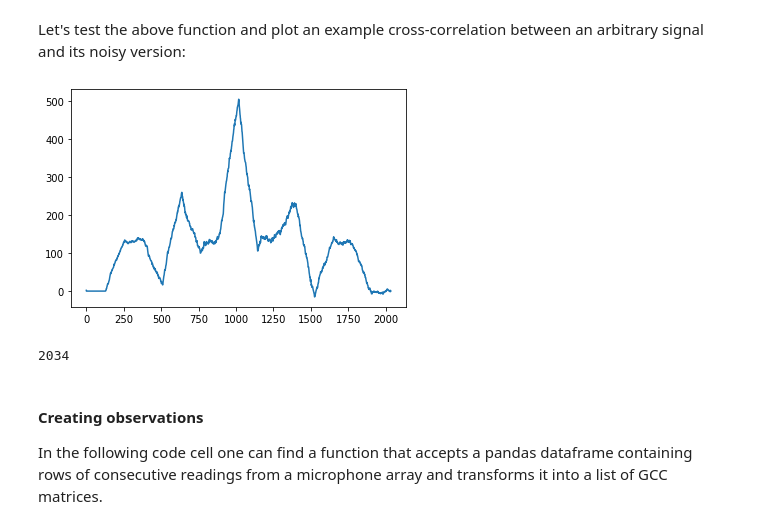
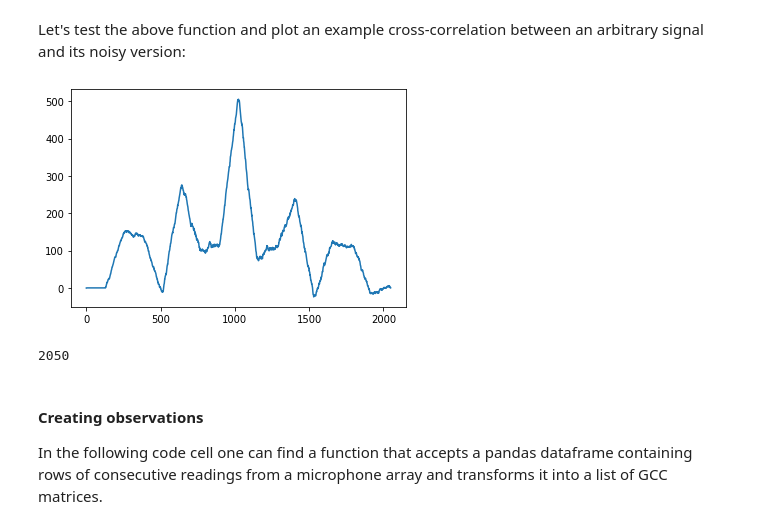
Before and after one commit to thomson008/MEng-project, a Jupyter notebook: Jupyter Notebooks/feature_extraction.ipynb, the cells around one changed output. Saved outputs shown, nothing was run; the diff lists cells and outputs as text; code cells hidden in the pictures.

```diff
--- a/Jupyter Notebooks/feature_extraction.ipynb
+++ b/Jupyter Notebooks/feature_extraction.ipynb
@@ -32,9 +32,8 @@ def gcc_phat(x_1, x_2):
 
     # GCC-PHAT = [X_1(f)X_2*(f)] / |X_1(f)X_2*(f)|
     # See http://www.xavieranguera.com/phdthesis/node92.html for reference
-    num = X_1 * np.conj(X_2)
+    CC = X_1 * np.conj(X_2)
 
-    CC = num
     cc = np.fft.irfft(CC, n=n)
 
     t_max = n // 2 + 1
@@ -46,16 +45,16 @@ def gcc_phat(x_1, x_2):
 # %% [markdown]
 Let's test the above function and plot an example cross-correlation between an arbitrary signal and its noisy version:
 # %%
-sig = np.repeat([0., 1., 1., 0., 1., 0., 0., 1.], 127)
+sig = np.repeat([0., 1., 1., 0., 1., 0., 0., 1.], 128)
 sig_noise = sig + np.random.randn(len(sig))
 
 gcc = gcc_phat(sig, sig_noise)
 plt.plot(gcc)
 plt.show()
 print(len(gcc))
 # %% [output]
-[figure, old version]
+[figure, new version]
-2034
+2050
 # %% [markdown]
 #### Creating observations
 In the following code cell one can find a function that accepts a pandas dataframe containing rows of consecutive readings from a microphone array and transforms it into a list of GCC matrices.
```
Also changed, not shown: parts of 2 cells of this notebook, 2 other files.
